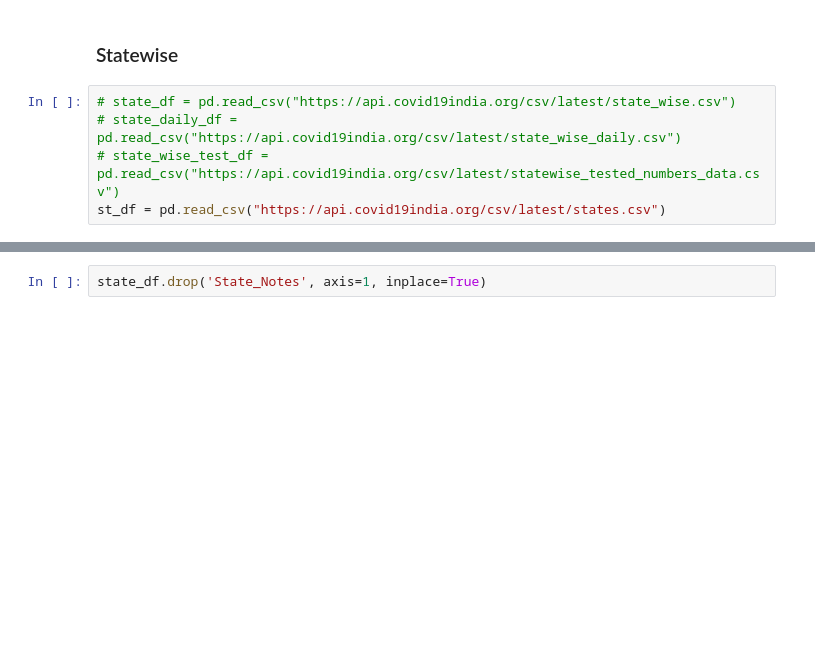
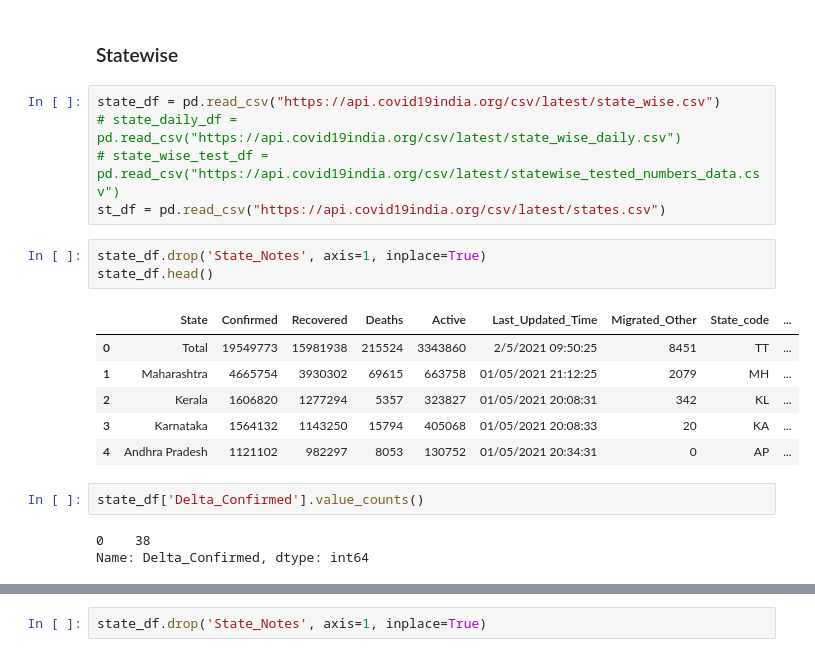
Before and after one commit to eeshsingh123/Covid19_Analysis, a Jupyter notebook: concepts/new_data_source_try/data_collection_and_cleaning.ipynb, the cells around one changed output, grey strips where cells are left out. Saved outputs shown, nothing was run; the diff lists cells and outputs as text; blank space fills up the shorter version.

```diff
--- a/concepts/new_data_source_try/data_collection_and_cleaning.ipynb
+++ b/concepts/new_data_source_try/data_collection_and_cleaning.ipynb
@@ -31,7 +33,22 @@ total_cases_df['Date_YMD'] = pd.to_datetime(total_cases_df['Date_YMD'])
 # %% [markdown]
 ### Statewise
 # %%
-# state_df = pd.read_csv("https://api.covid19india.org/csv/latest/state_wise.csv")
+state_df = pd.read_csv("https://api.covid19india.org/csv/latest/state_wise.csv")
 # state_daily_df = pd.read_csv("https://api.covid19india.org/csv/latest/state_wise_daily.csv")
 # state_wise_test_df = pd.read_csv("https://api.covid19india.org/csv/latest/statewise_tested_numbers_data.csv")
 st_df = pd.read_csv("https://api.covid19india.org/csv/latest/states.csv")
+# %%
+state_df.drop('State_Notes', axis=1, inplace=True)
+state_df.head()
+# %% [output]
+|  | State | Confirmed | Recovered | Deaths | Active | Last_Updated_Time | Migrated_Other | State_code | ... |
+| 0 | Total | 19549773 | 15981938 | 215524 | 3343860 | 2/5/2021 09:50:25 | 8451 | TT | ... |
+| 1 | Maharashtra | 4665754 | 3930302 | 69615 | 663758 | 01/05/2021 21:12:25 | 2079 | MH | ... |
+| 2 | Kerala | 1606820 | 1277294 | 5357 | 323827 | 01/05/2021 20:08:31 | 342 | KL | ... |
+| 3 | Karnataka | 1564132 | 1143250 | 15794 | 405068 | 01/05/2021 20:08:33 | 20 | KA | ... |
+| 4 | Andhra Pradesh | 1121102 | 982297 | 8053 | 130752 | 01/05/2021 20:34:31 | 0 | AP | ... |
+# %%
+state_df['Delta_Confirmed'].value_counts()
+# %% [output]
+0    38
+Name: Delta_Confirmed, dtype: int64
```
Also changed, not shown: parts of 25 cells of this notebook, 8 other files.
